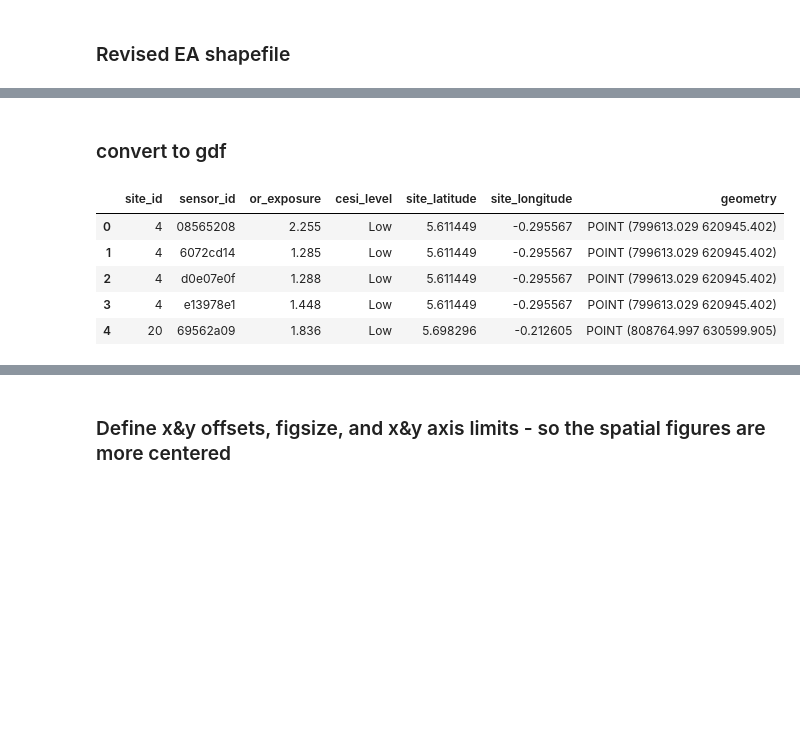
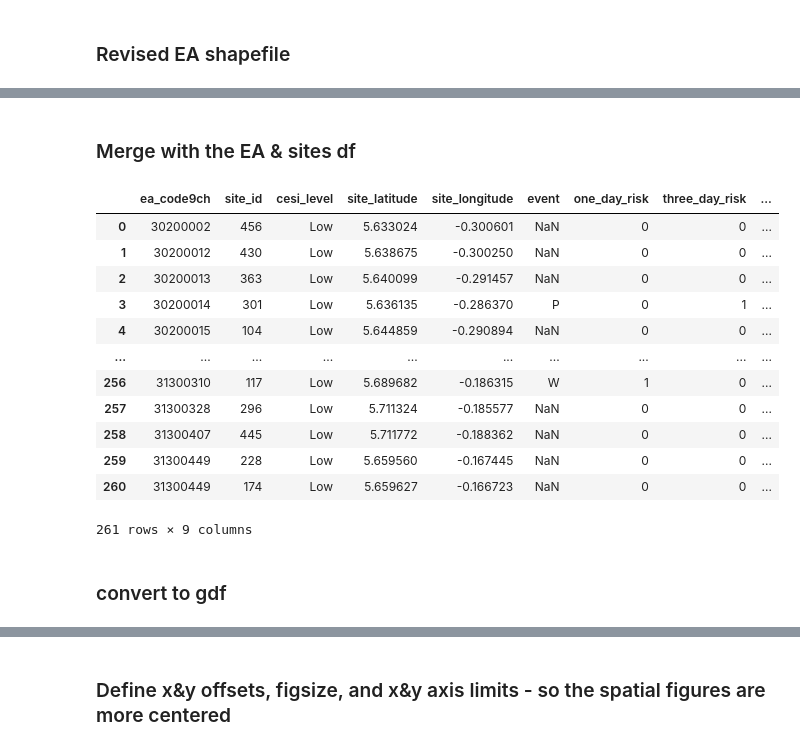
Before and after one commit to KaytheDee/pqr_extreme_weather_analysis, a Jupyter notebook: notebooks/_Logit_spatial_analysis_outage_per_EA.ipynb, the cells around one changed output, grey strips where cells are left out. Saved outputs shown, nothing was run; the diff lists cells and outputs as text; code cells hidden in the pictures; blank space fills up the shorter version.

```diff
--- a/notebooks/_Logit_spatial_analysis_outage_per_EA.ipynb
+++ b/notebooks/_Logit_spatial_analysis_outage_per_EA.ipynb
@@ -145,0 +154,12 @@ merged_df = merged_df[['site_id', 'sensor_id', 'or_exposure', 'cesi_level', 'sit
+# %%
+site_coords = (
+    df.groupby('site_id')[['site_latitude', 'site_longitude']]
+      .first()
+      .reset_index()
+)
+
+merged_df = merged_eas_sites_exploded.merge(
+    site_coords,
+    on='site_id',
+    how='left'
+)
@@ -146,3 +188,39 @@ merged_df = merged_df[['site_id', 'sensor_id', 'or_exposure', 'cesi_level', 'sit
+# %% [markdown]
+### Merge with the EA & sites df
+# %%
+merged_risk_df = (
+    merged_df
+    .merge(
+        ea_1_3_day_risk_flags,
+        on='ea_code9ch',
+        how='left',
+        validate='many_to_many'
+    )
+)
+
+risk_cols = ['one_day_risk', 'three_day_risk', 'both']
+
+merged_risk_df[risk_cols] = (
+    merged_risk_df[risk_cols]
+    .fillna(0)
+    .astype(int)
+)
+# %%
+merged_risk_df
+# %% [output]
+|  | ea_code9ch | site_id | cesi_level | site_latitude | site_longitude | event | one_day_risk | three_day_risk | ... |
+| 0 | 30200002 | 456 | Low | 5.633024 | -0.300601 | NaN | 0 | 0 | ... |
+| 1 | 30200012 | 430 | Low | 5.638675 | -0.300250 | NaN | 0 | 0 | ... |
+| 2 | 30200013 | 363 | Low | 5.640099 | -0.291457 | NaN | 0 | 0 | ... |
+| 3 | 30200014 | 301 | Low | 5.636135 | -0.286370 | P | 0 | 1 | ... |
+| 4 | 30200015 | 104 | Low | 5.644859 | -0.290894 | NaN | 0 | 0 | ... |
+| ... | ... | ... | ... | ... | ... | ... | ... | ... | ... |
+| 256 | 31300310 | 117 | Low | 5.689682 | -0.186315 | W | 1 | 0 | ... |
+| 257 | 31300328 | 296 | Low | 5.711324 | -0.185577 | NaN | 0 | 0 | ... |
+| 258 | 31300407 | 445 | Low | 5.711772 | -0.188362 | NaN | 0 | 0 | ... |
+| 259 | 31300449 | 228 | Low | 5.659560 | -0.167445 | NaN | 0 | 0 | ... |
+| 260 | 31300449 | 174 | Low | 5.659627 | -0.166723 | NaN | 0 | 0 | ... |
+261 rows × 9 columns
 # %% [markdown]
 ### convert to gdf
 # %%
@@ -163,9 +238,0 @@ sensor_gdf = sensor_gdf.to_crs(epsg=32630)
-# %%
-sensor_gdf.head()
-# %% [output]
-|  | site_id | sensor_id | or_exposure | cesi_level | site_latitude | site_longitude | geometry |
-| 0 | 4 | 08565208 | 2.255 | Low | 5.611449 | -0.295567 | POINT (799613.029 620945.402) |
-| 1 | 4 | 6072cd14 | 1.285 | Low | 5.611449 | -0.295567 | POINT (799613.029 620945.402) |
-| 2 | 4 | d0e07e0f | 1.288 | Low | 5.611449 | -0.295567 | POINT (799613.029 620945.402) |
-| 3 | 4 | e13978e1 | 1.448 | Low | 5.611449 | -0.295567 | POINT (799613.029 620945.402) |
-| 4 | 20 | 69562a09 | 1.836 | Low | 5.698296 | -0.212605 | POINT (808764.997 630599.905) |
```
Also changed, not shown: parts of 54 cells of this notebook, 1 other file.
